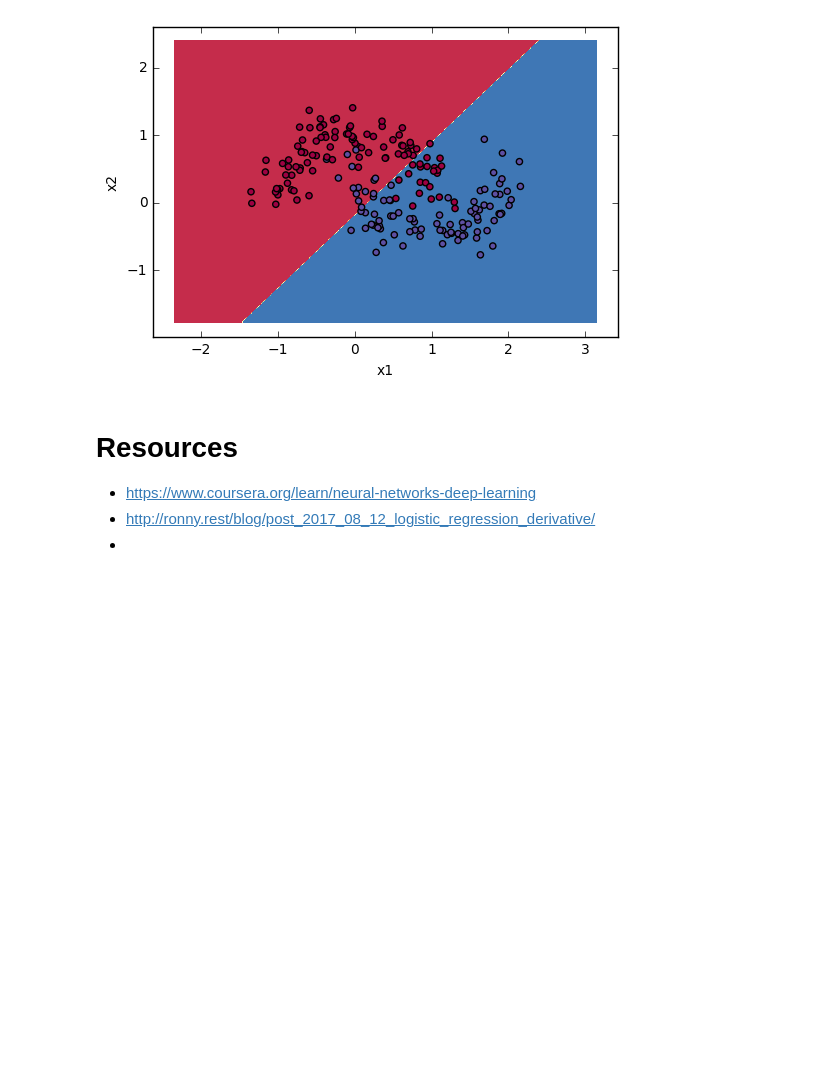
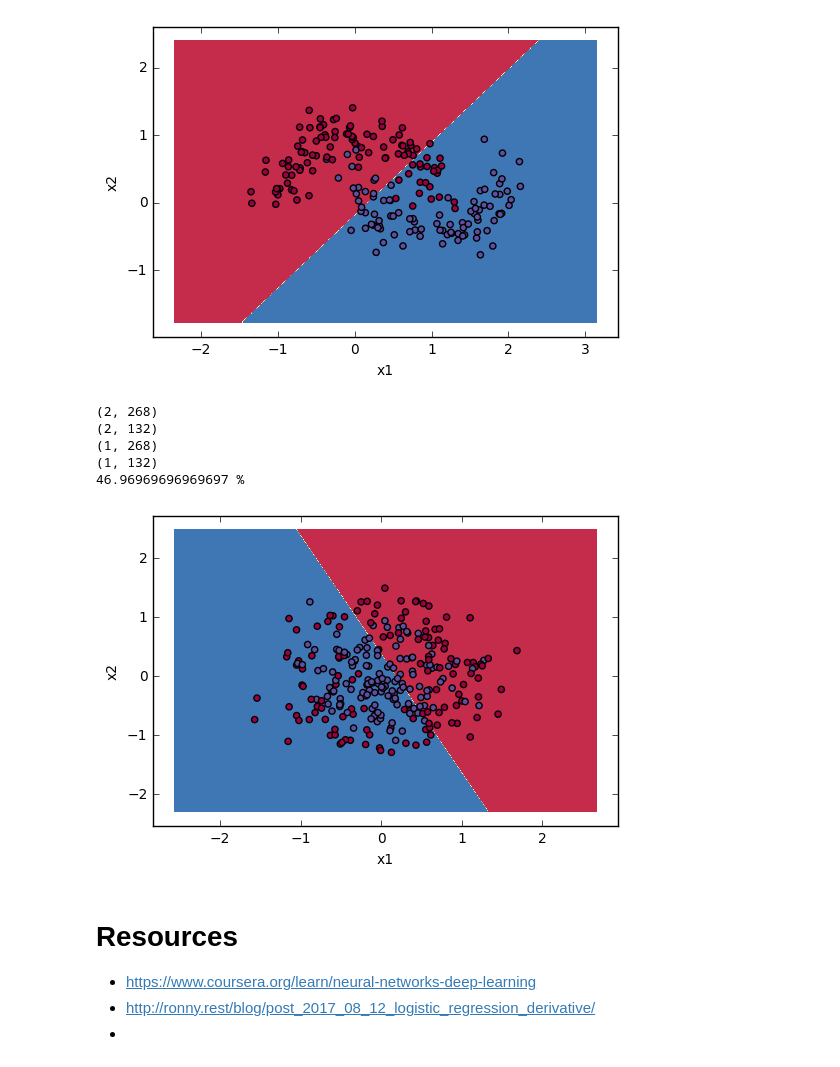
Before and after one commit to ClemDoum/tutorials, a Jupyter notebook: Scikit/Logistic regression.ipynb, the cells around one changed output. Drawn from its saved outputs; the diff is of its cells as text; code cells hidden in the pictures; blank space fills up the shorter version.

```diff
--- a/Scikit/Logistic regression.ipynb
+++ b/Scikit/Logistic regression.ipynb
@@ -267,6 +267,38 @@ def plot_decision_boundary(model, X, y):
 plot_decision_boundary(model = regression, X = X_train_moons, y = y_train_moons)
 # %% [output]
 [figure]
+# %%
+N = 400
+noisy_circles = sklearn.datasets.make_circles(n_samples=N, factor=.5, noise=.3)
+
+X_circles_all = np.array(noisy_circles[0])
+Y_circles_all = np.array(noisy_circles[1])
+
+X_train_circles, X_test_circles, y_train_circles, y_test_circles = train_test_split(X_circles_all, Y_circles_all, test_size=0.33, random_state=42)
+
+X_train_circles = X_train_circles.reshape(-1 , X_train_circles.shape[1]).T
+X_test_circles = X_test_circles.reshape(-1, X_test_circles.shape[1]).T
+y_train_circles = np.array(y_train_circles).reshape(1,-1)
+y_test_circles = np.array(y_test_circles).reshape(1,-1)
+
+print (X_train_circles.shape)
+print (X_test_circles.shape)
+print (y_train_circles.shape)
+print (y_test_circles.shape)
+
+regression = LogisticRegression(X_train_circles, y_train_circles, X_test_circles, y_test_circles)
+regression.train(0.001, 1000)
+print (regression.test() , "%")
+# %% [output]
+(2, 268)
+(2, 132)
+(1, 268)
+(1, 132)
+46.96969696969697 %
+# %%
+plot_decision_boundary(model = regression, X = X_train_circles, y = y_train_circles)
+# %% [output]
+[figure, added]
 # %% [markdown]
 # Resources
 - https://www.coursera.org/learn/neural-networks-deep-learning
```
Also changed, not shown: 2 other files.
